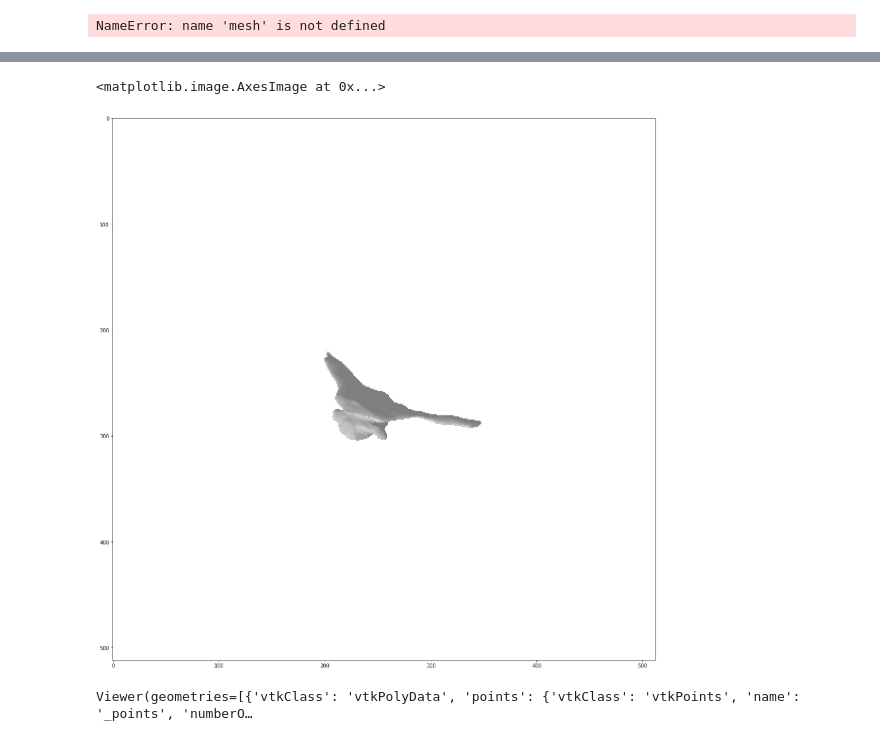
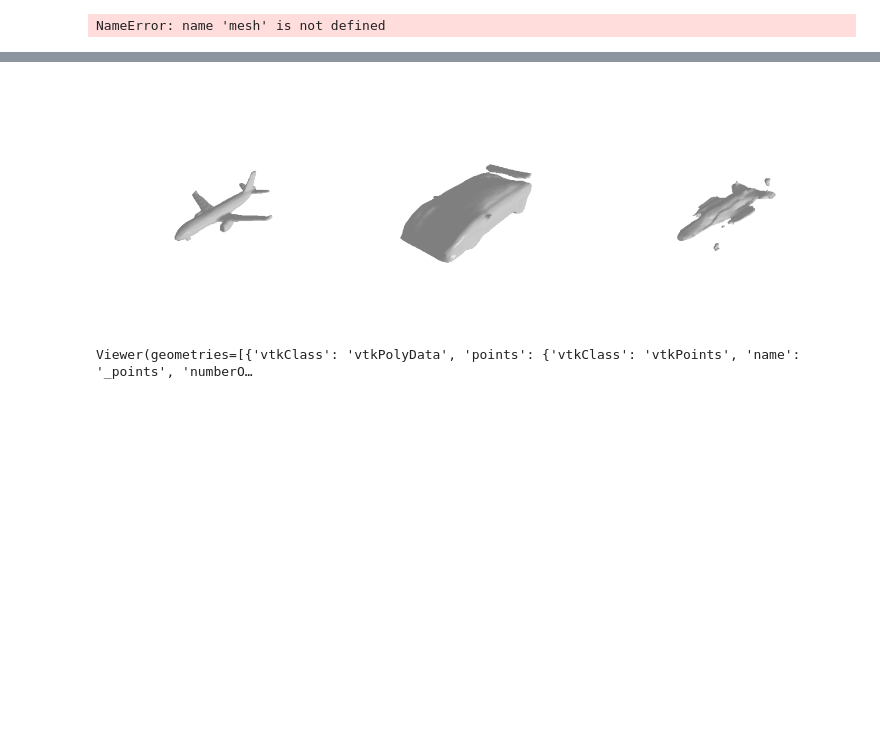
Before and after one commit to QuantumPlumber/DeepDream3D, a Jupyter notebook: Jupyter_Notebooks/Model_Behavior-DD.ipynb, the cells around one changed output, grey strips where cells are left out. Saved outputs shown, nothing was run; the diff lists cells and outputs as text; code cells hidden in the pictures; blank space fills up the shorter version.

```diff
--- a/Jupyter_Notebooks/Model_Behavior-DD.ipynb
+++ b/Jupyter_Notebooks/Model_Behavior-DD.ipynb
@@ -768,9 +806,19 @@ for ax, im in zip(axs.flatten(), range(24)):
-# %%
-plt.figure(figsize=(20, 20))
-plt.imshow(images[-1, :, :, :3])
-# %% [output]
-<matplotlib.image.AxesImage at 0x...>
-[figure, removed]
+# %%
+rows = 1
+cols = 3
+
+fig, axs = plt.subplots(nrows=rows,
+                        ncols=cols,
+                        sharex=True,
+                        sharey=True,
+                        figsize=(cols*8,rows*8),
+                        gridspec_kw={'wspace': 0, 'hspace':0}
+                        )
+for ax, im in zip(axs.flatten(), [0,1,-1]):
+    ax.imshow(images[im,:,:,:3])
+    ax.axis('off')
+# %% [output]
+[figure, added]
 # %%
 interpolation_dir = '/data/IM-NET-pytorch/data/all_vox256_img/DeepDream_300_1500/'
 files = list(os.listdir(interpolation_dir))
```
Also changed, not shown: parts of 20 cells of this notebook, 3 other files.
